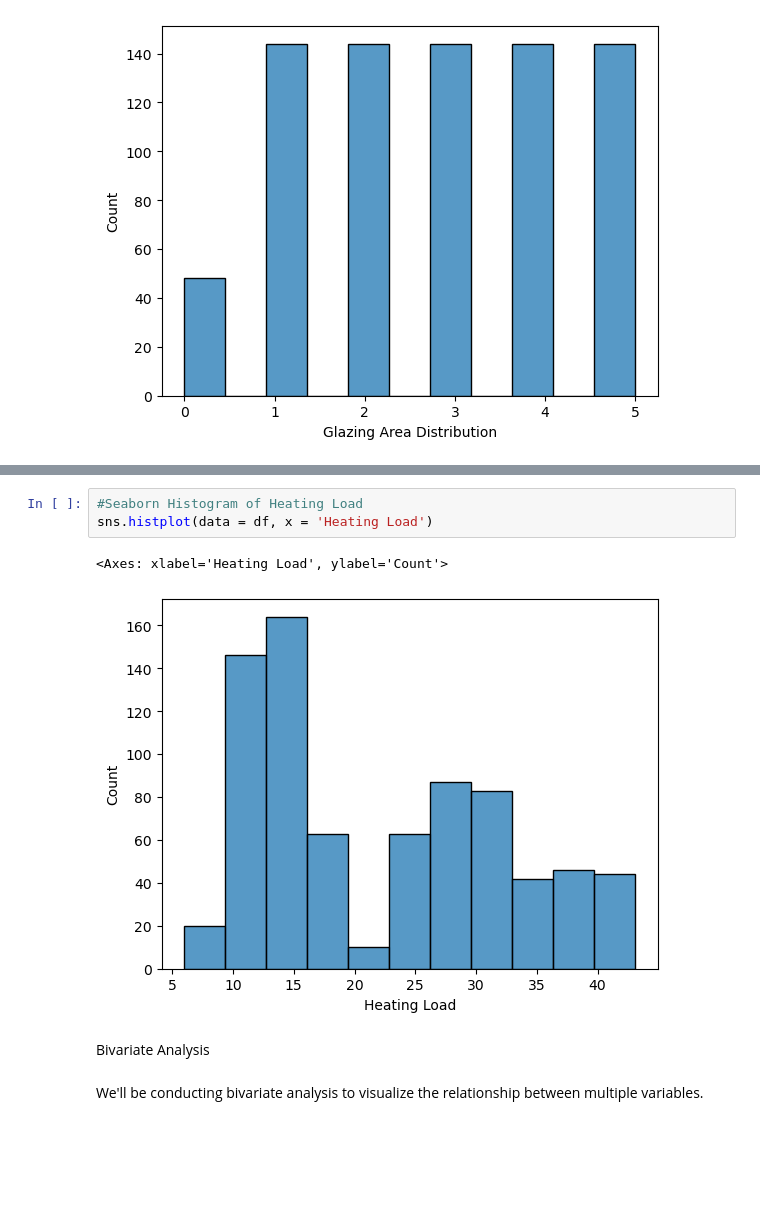
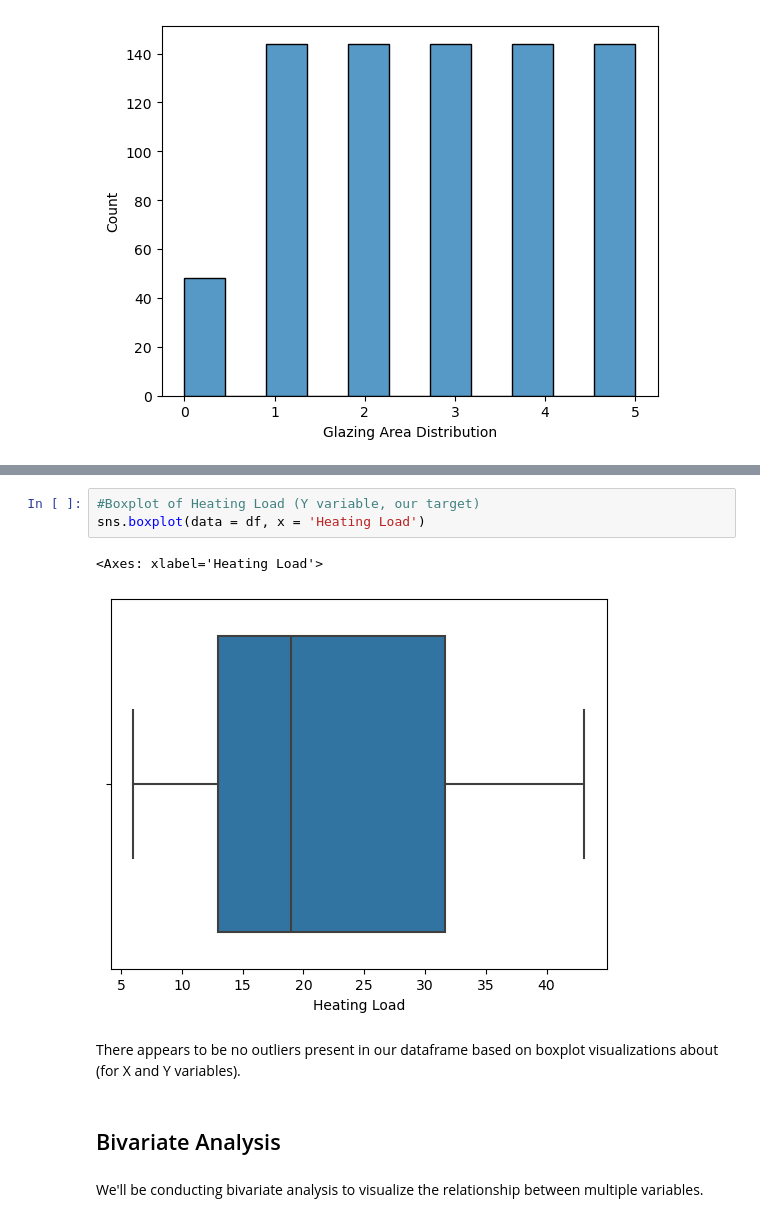
Before and after one commit to ufomaok/energy_efficiency, a Jupyter notebook: notebooks/Exploration.ipynb, the cells around one changed output, grey strips where cells are left out. Drawn from its saved outputs; the diff is of its cells as text; blank space fills up the shorter version.

```diff
--- a/notebooks/Exploration.ipynb
+++ b/notebooks/Exploration.ipynb
@@ -147,10 +178,12 @@ sns.histplot(data = df, x = 'Glazing Area Distribution')
 # %%
-#Seaborn Histogram of Heating Load
-sns.histplot(data = df, x = 'Heating Load')
+#Boxplot of Heating Load (Y variable, our target)
+sns.boxplot(data = df, x = 'Heating Load')
 # %% [output]
-<Axes: xlabel='Heating Load', ylabel='Count'>
+<Axes: xlabel='Heating Load'>
-[figure, old version]
+[figure, new version]
-# %% [markdown]
-Bivariate Analysis
+# %% [markdown]
+There appears to be no outliers present in our dataframe based on boxplot visualizations about (for X and Y variables).
+# %% [markdown]
+## Bivariate Analysis
 # %% [markdown]
 We'll be conducting bivariate analysis to visualize the relationship between multiple variables.
```
Also changed, not shown: parts of 29 cells of this notebook.
